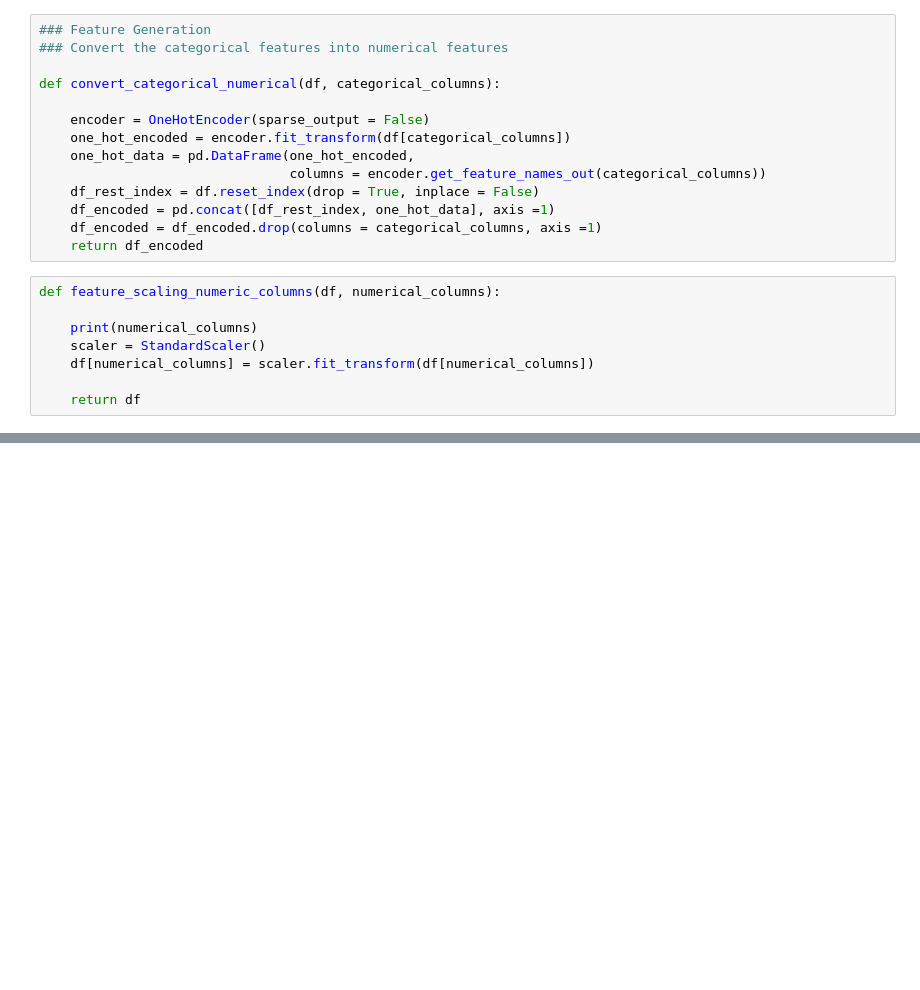
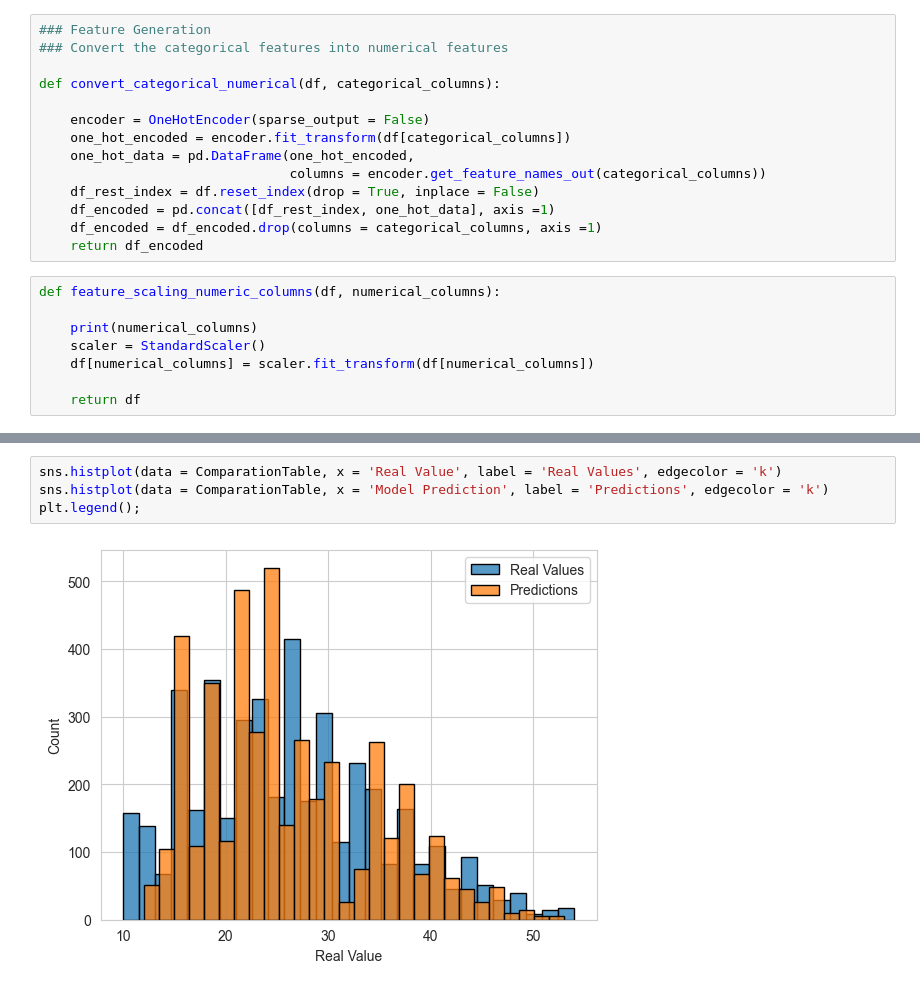
Before and after one commit to hy103/Est_food_delivery_time, a Jupyter notebook: notebooks/data_modelling.ipynb, the cells around one changed output, grey strips where cells are left out. Drawn from its saved outputs; the diff is of its cells as text; blank space fills up the shorter version.

```diff
--- a/notebooks/data_modelling.ipynb
+++ b/notebooks/data_modelling.ipynb
@@ -161,0 +311,6 @@ Train MSE: 13.1252, Test MSE: 25.7084, R2 Score: 0.7061
+# %%
+sns.histplot(data = ComparationTable, x = 'Real Value', label = 'Real Values', edgecolor = 'k')
+sns.histplot(data = ComparationTable, x = 'Model Prediction', label = 'Predictions', edgecolor = 'k')
+plt.legend();
+# %% [output]
+[figure, added]
```
Also changed, not shown: parts of 28 cells of this notebook.
